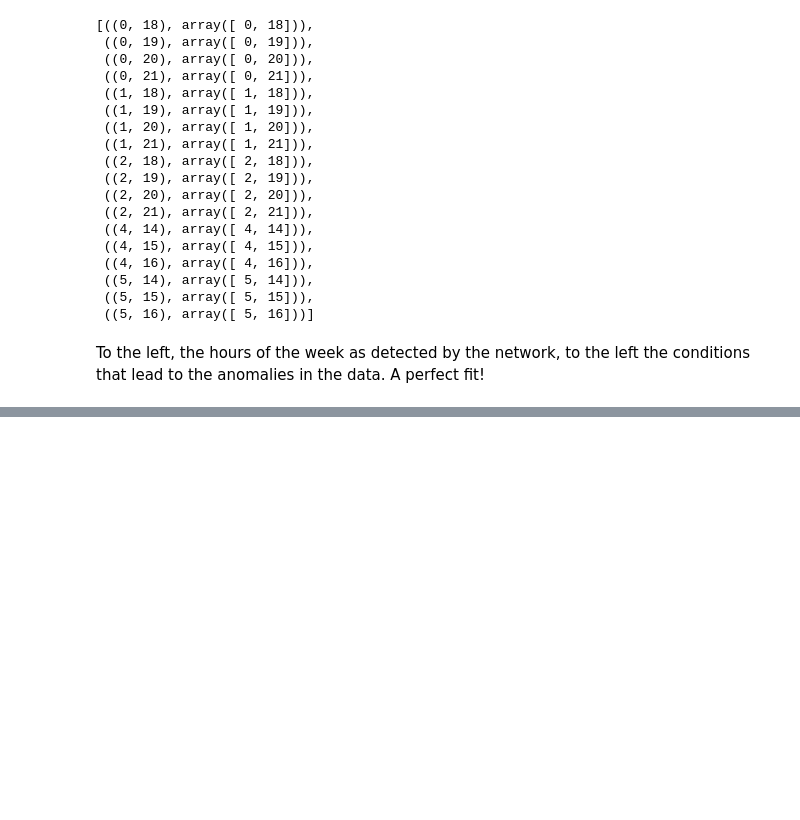
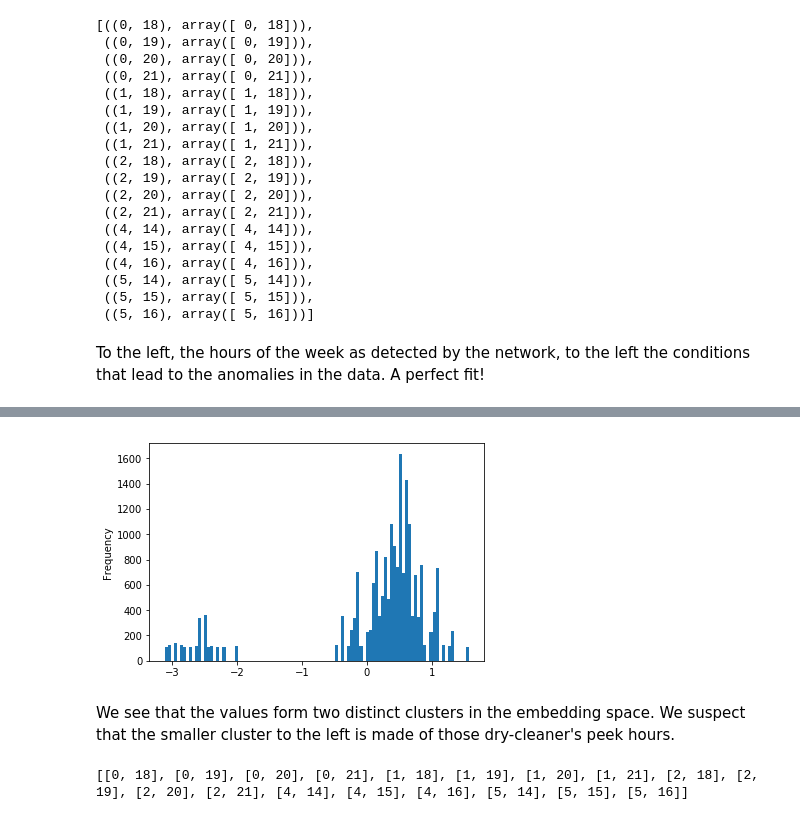
Before and after one commit to Project-Ellie/tutorials, a Jupyter notebook: kovalevskyi/Synthetic_data.ipynb, the cells around one changed output, grey strips where cells are left out. Cells and saved outputs as stored; diff of their text form; code cells hidden in the pictures; blank space fills up the shorter version.

Commit message:
Embeddings

```diff
--- a/kovalevskyi/Synthetic_data.ipynb
+++ b/kovalevskyi/Synthetic_data.ipynb
@@ -599,0 +685,10 @@ To the left, the hours of the week as detected by the network, to the left the c
+# %%
+embs_pd[0].plot.hist(bins=100);
+# %% [output]
+[figure, added]
+# %% [markdown]
+We see that the values form two distinct clusters in the embedding space. We suspect that the smaller cluster to the left is made of those dry-cleaner's peek hours.
+# %%
+print(conditions.tolist())
+# %% [output]
+[[0, 18], [0, 19], [0, 20], [0, 21], [1, 18], [1, 19], [1, 20], [1, 21], [2, 18], [2, 19], [2, 20], [2, 21], [4, 14], [4, 15], [4, 16], [5, 14], [5, 15], [5, 16]]
```
Also changed, not shown: parts of 42 cells of this notebook.
